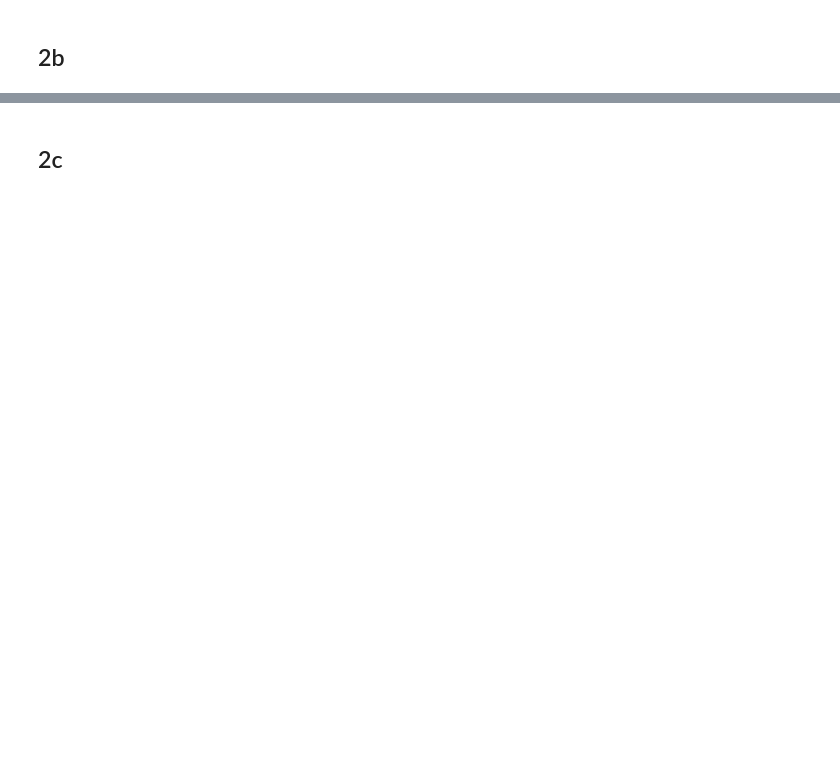
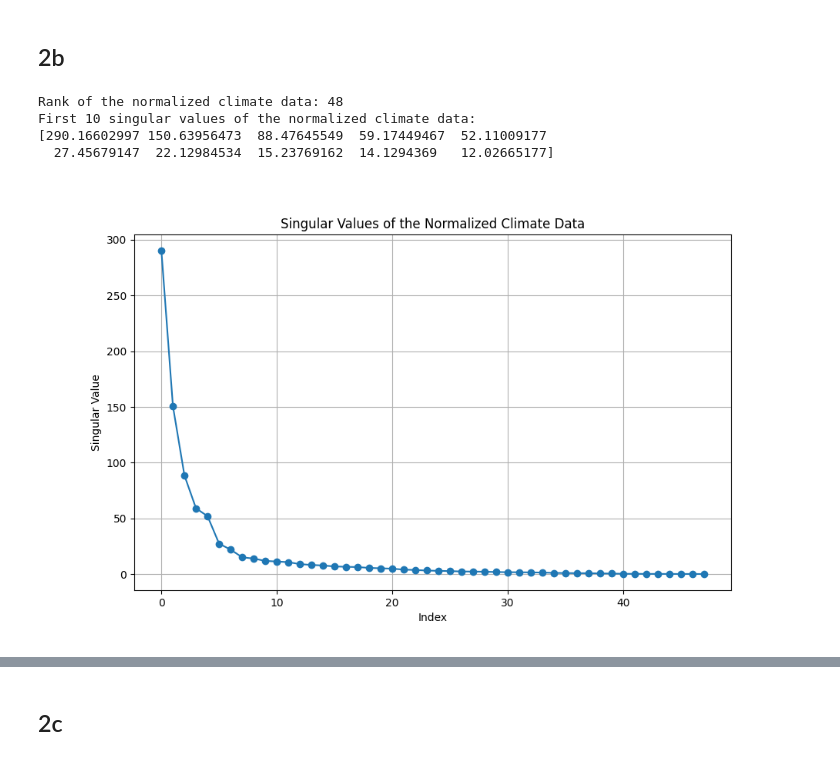
Before and after one commit to eelisee/IE-675b-Machine-Learning, a Jupyter notebook: a03-svd/a03-svd.ipynb, the cells around one changed output, grey strips where cells are left out. Saved outputs shown, nothing was run; the diff lists cells and outputs as text; code cells hidden in the pictures; blank space fills up the shorter version.

```diff
--- a/a03-svd/a03-svd.ipynb
+++ b/a03-svd/a03-svd.ipynb
@@ -403,4 +419,29 @@ plt.show()
 # %%
 # Compute the SVD of the normalized climate data and store it in variables U,s,Vt. What
 # is the rank of the data?
-# YOUR PART
+
+# Compute the SVD of the normalized climate data
+U, s, Vt = svd(X, full_matrices=False)
+
+# Compute the rank of the data
+rank_X = np.sum(s > 1e-10)
+
+print(f"Rank of the normalized climate data: {rank_X}")
+# Print the first few singular values to understand the variance captured
+print("First 10 singular values of the normalized climate data:")
+print(s[:10])
+
+# Plot the singular values to visualize the variance captured by each component
+plt.figure(figsize=(10, 6))
+plt.plot(s, marker='o')
+plt.title('Singular Values of the Normalized Climate Data')
+plt.xlabel('Index')
+plt.ylabel('Singular Value')
+plt.grid(True)
+plt.show()
+# %% [output]
+Rank of the normalized climate data: 48
+First 10 singular values of the normalized climate data:
+[290.16602997 150.63956473  88.47645549  59.17449467  52.11009177
+  27.45679147  22.12984534  15.23769162  14.1294369   12.02665177]
+[figure, added]
```
Also changed, not shown: parts of 5 cells of this notebook, 2 other files.
